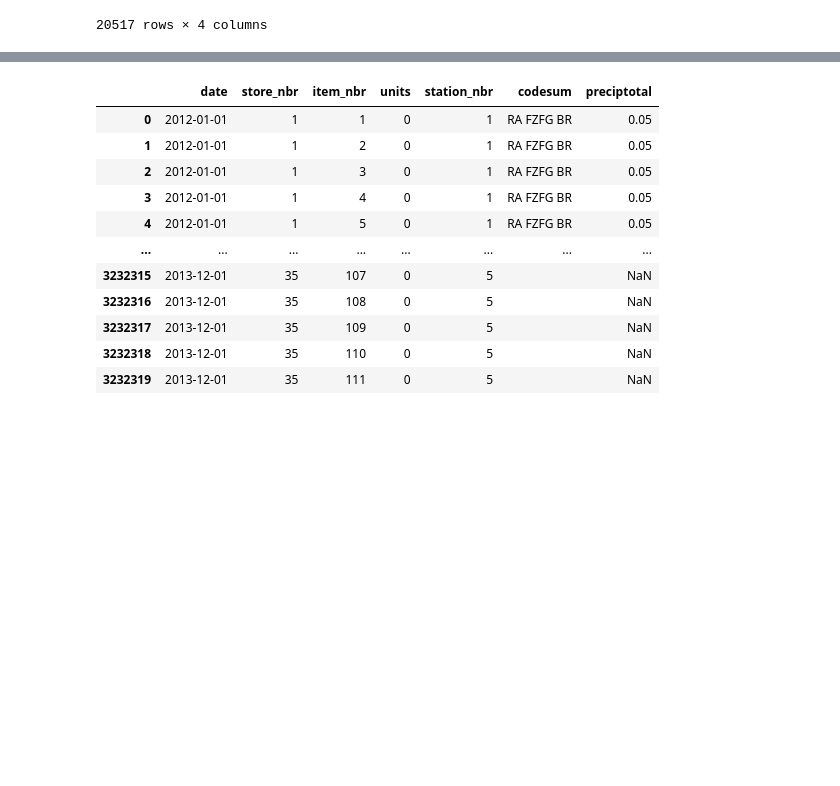
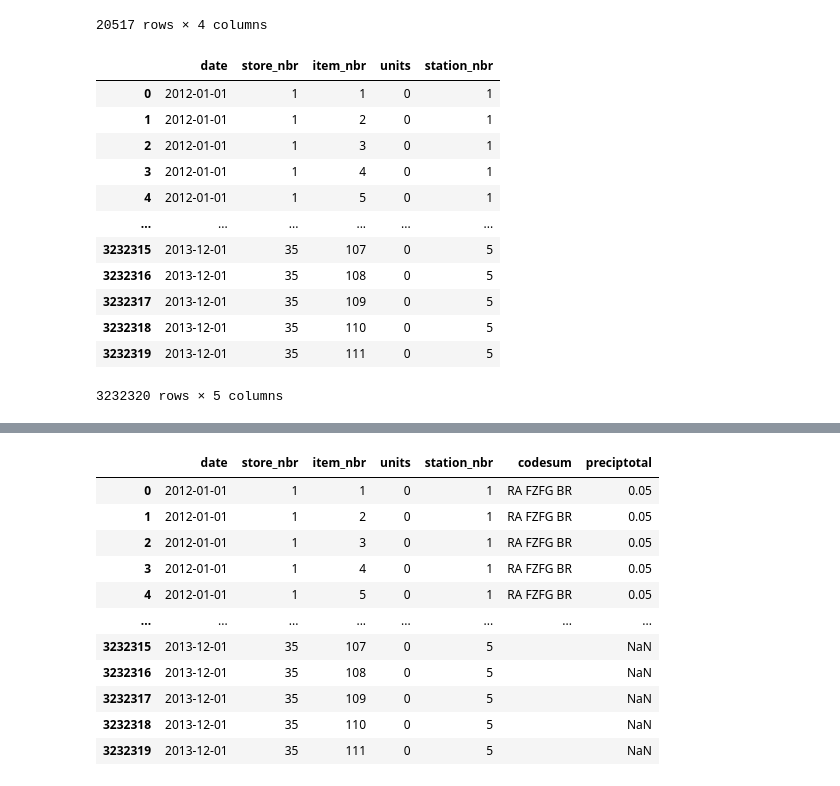
Before and after one commit to andy192001/Kaggle, a Jupyter notebook: Group_analysis.ipynb, the cells around one changed output, grey strips where cells are left out. Saved outputs shown, nothing was run; the diff lists cells and outputs as text; code cells hidden in the pictures; blank space fills up the shorter version.

```diff
--- a/Group_analysis.ipynb
+++ b/Group_analysis.ipynb
@@ -259,5 +325,21 @@ new_weather_data
 train_merged = pd.merge(train_data, key_data, on='store_nbr')
 test_merged = pd.merge(test_data, key_data, on='store_nbr')
+# %%
+train_merged
+# %% [output]
+|  | date | store_nbr | item_nbr | units | station_nbr |
+| 0 | 2012-01-01 | 1 | 1 | 0 | 1 |
+| 1 | 2012-01-01 | 1 | 2 | 0 | 1 |
+| 2 | 2012-01-01 | 1 | 3 | 0 | 1 |
+| 3 | 2012-01-01 | 1 | 4 | 0 | 1 |
+| 4 | 2012-01-01 | 1 | 5 | 0 | 1 |
+| ... | ... | ... | ... | ... | ... |
+| 3232315 | 2013-12-01 | 35 | 107 | 0 | 5 |
+| 3232316 | 2013-12-01 | 35 | 108 | 0 | 5 |
+| 3232317 | 2013-12-01 | 35 | 109 | 0 | 5 |
+| 3232318 | 2013-12-01 | 35 | 110 | 0 | 5 |
+| 3232319 | 2013-12-01 | 35 | 111 | 0 | 5 |
+3232320 rows × 5 columns
 # %%
 train_merged.info()
 # %% [output]
```
Also changed, not shown: parts of 34 cells of this notebook, 2 other files.
